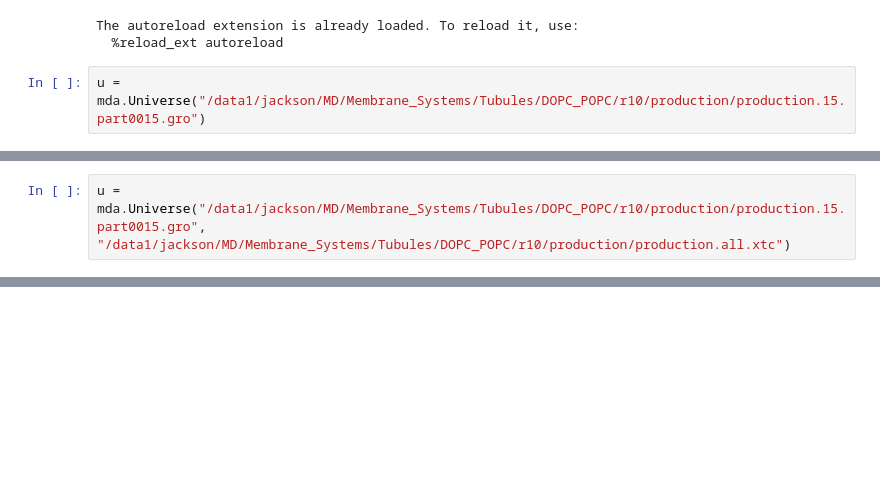
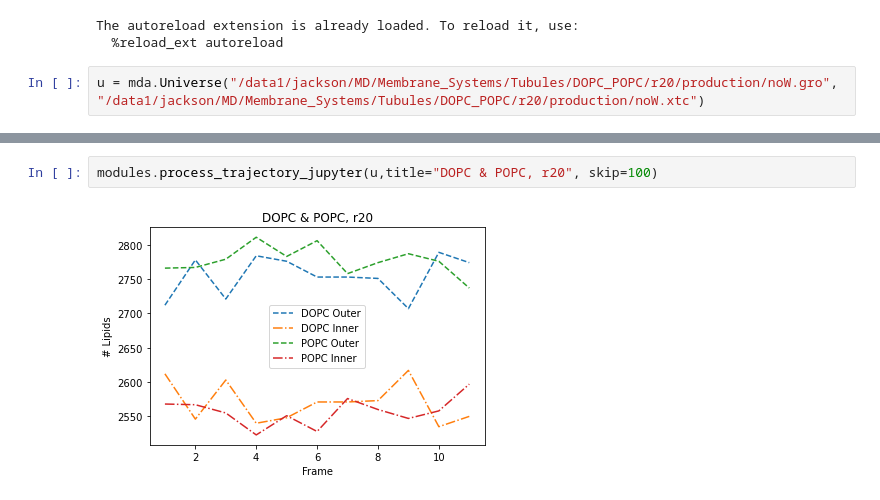
Before and after one commit to MoMS-MMSB/lipid_sorting, a Jupyter notebook: dev.ipynb, the cells around one changed output, grey strips where cells are left out. Drawn from its saved outputs; the diff is of its cells as text; blank space fills up the shorter version.

Commit message:
Added process functions to return graphs from universe, added jupyter notebook with results of sample systems

```diff
--- a/dev.ipynb
+++ b/dev.ipynb
@@ -8,4 +12,4 @@ import MDAnalysis as mda
 The autoreload extension is already loaded. To reload it, use:
   %reload_ext autoreload
 # %%
-u = mda.Universe("/data1/jackson/MD/Membrane_Systems/Tubules/DOPC_POPC/r10/production/production.15.part0015.gro")
+u = mda.Universe("/data1/jackson/MD/Membrane_Systems/Tubules/DOPC_POPC/r20/production/noW.gro", "/data1/jackson/MD/Membrane_Systems/Tubules/DOPC_POPC/r20/production/noW.xtc")
@@ -19,2 +15,0 @@ POPC 1383 1245
-# %%
-u = mda.Universe("/data1/jackson/MD/Membrane_Systems/Tubules/DOPC_POPC/r10/production/production.15.part0015.gro", "/data1/jackson/MD/Membrane_Systems/Tubules/DOPC_POPC/r10/production/production.all.xtc")
@@ -28,0 +54,4 @@ len(u.trajectory)
+# %%
+modules.process_trajectory_jupyter(u,title="DOPC & POPC, r20", skip=100)
+# %% [output]
+[figure, added]
```
Also changed, not shown: parts of 12 cells of this notebook, 3 other files.
